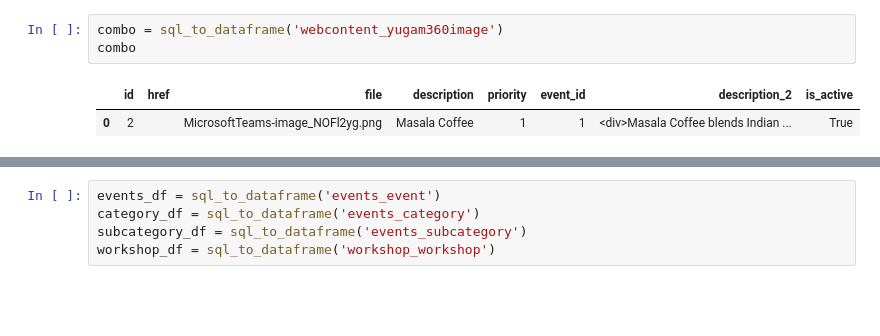
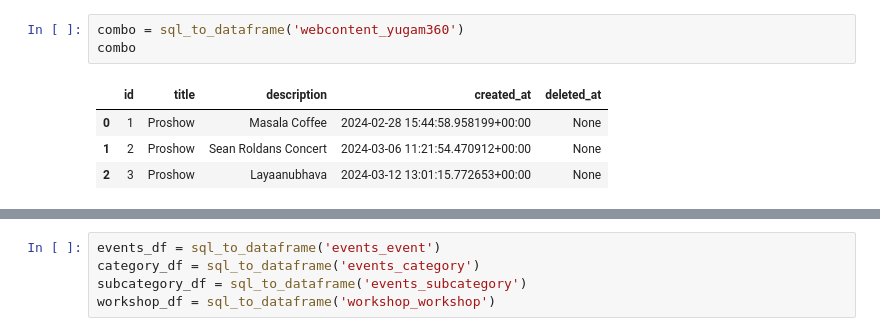
Before and after one commit to mariswarycharan/Yugam_bot, a Jupyter notebook: data_preparation_from_db.ipynb, the cells around one changed output, grey strips where cells are left out. Saved outputs shown, nothing was run; the diff lists cells and outputs as text; blank space fills up the shorter version.

```diff
--- a/data_preparation_from_db.ipynb
+++ b/data_preparation_from_db.ipynb
@@ -39,6 +54,8 @@ def sql_to_dataframe(table_name):
 # %%
-combo = sql_to_dataframe('webcontent_yugam360image')
+combo = sql_to_dataframe('webcontent_yugam360')
 combo
 # %% [output]
-|  | id | href | file | description | priority | event_id | description_2 | is_active |
-| 0 | 2 |  | MicrosoftTeams-image_NOFl2yg.png | Masala Coffee | 1 | 1 | <div>Masala Coffee blends Indian ... | True |
+|  | id | title | description | created_at | deleted_at |
+| 0 | 1 | Proshow | Masala Coffee | 2024-02-28 15:44:58.958199+00:00 | None |
+| 1 | 2 | Proshow | Sean Roldans Concert | 2024-03-06 11:21:54.470912+00:00 | None |
+| 2 | 3 | Proshow | Layaanubhava | 2024-03-12 13:01:15.772653+00:00 | None |
```
Also changed, not shown: parts of 28 cells of this notebook, 2 other files.
